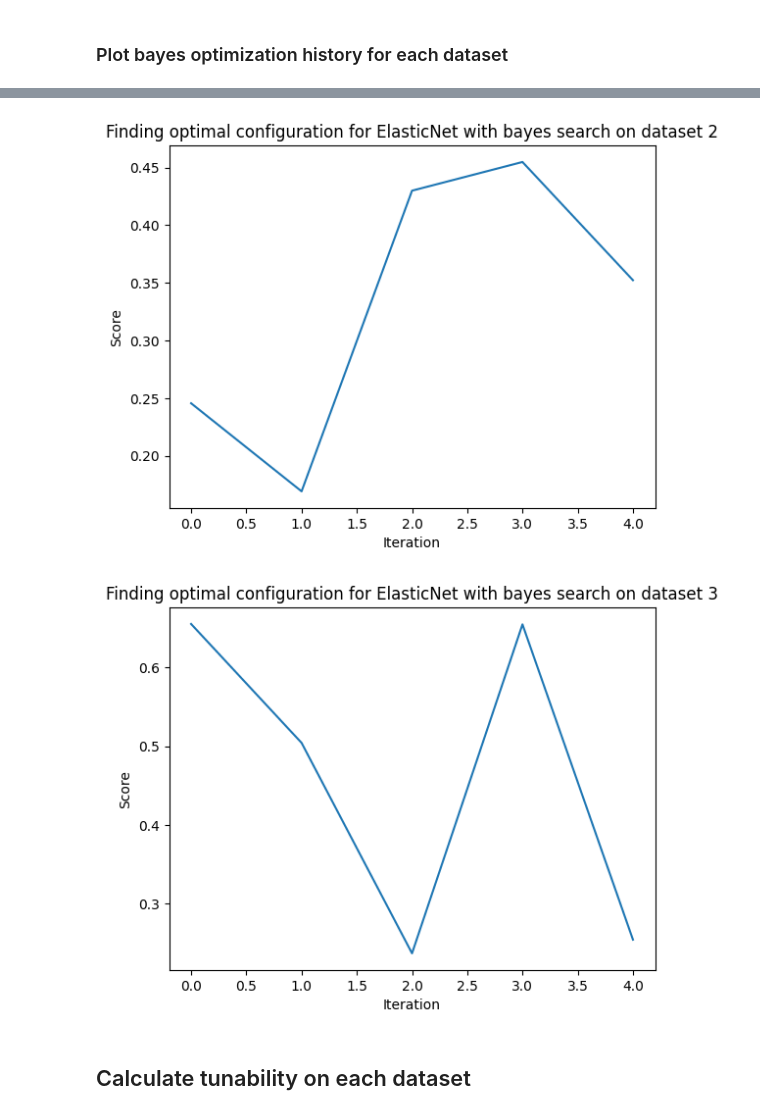
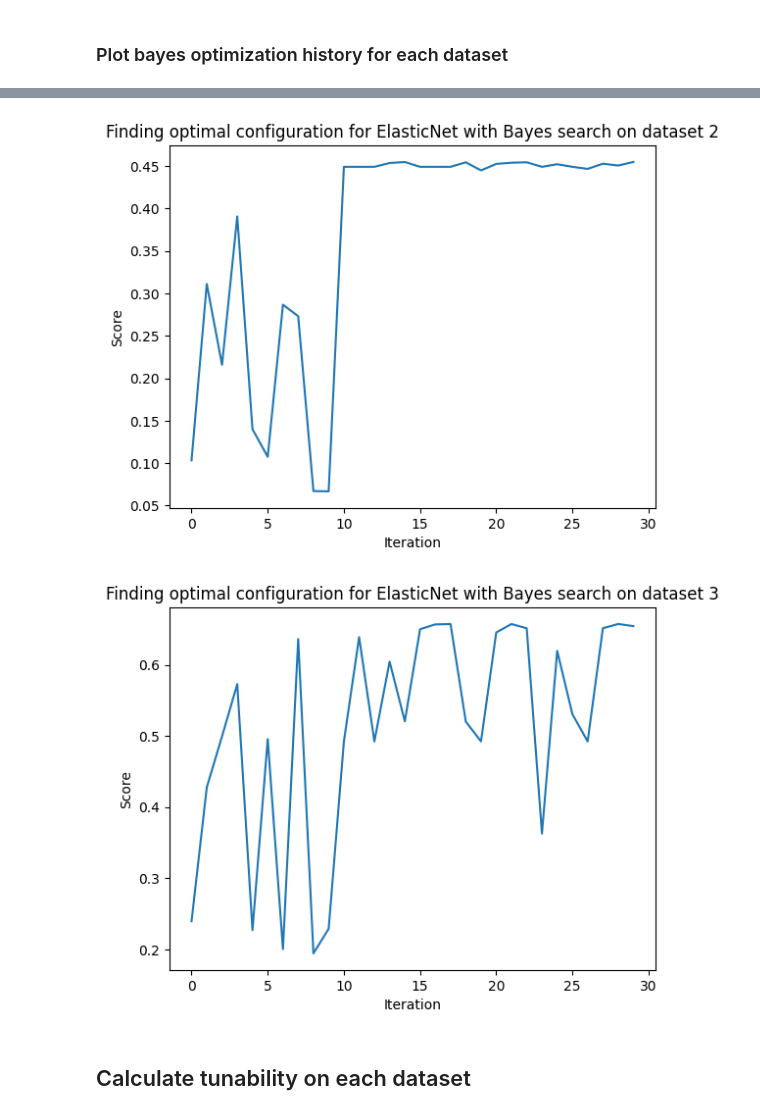
Before and after one commit to CJ4n/AutoML_HM1, a Jupyter notebook: solution.ipynb, the cells around one changed output, grey strips where cells are left out. Drawn from its saved outputs; the diff is of its cells as text; code cells hidden in the pictures.

```diff
--- a/solution.ipynb
+++ b/solution.ipynb
@@ -42,7 +42,7 @@ from utills.tunability import (
 # %% [markdown]
 # Constants
 # %%
-NUM_ITER_BAYES = 5
+NUM_ITER_BAYES = 30
 NUM_POINTS_RS_DECISION_TREE = 100
 NUM_POINTS_RS_ELASTIC_NET = 100
 NUM_POINTS_RS_RANDOM_FOREST = 100
@@ -255,5 +255,5 @@ for i, iteration_scores in enumerate(list_iteration_scores):
     plt.plot(iteration_scores)
     plt.xlabel("Iteration")
     plt.ylabel("Score")
-    plt.title(f"Random Search on dataset {i}")
+    plt.title(f"Decision Tree with Random Search on dataset {i}")
     plt.show()
@@ -527,6 +532,6 @@ for i, iteration_scores in enumerate(list_iteration_scores):
     plt.plot(iteration_scores)
     plt.xlabel("Iteration")
     plt.ylabel("Score")
-    plt.title(f"Random Search on dataset {i}")
+    plt.title(f"ElasticNet with Random Search on dataset {i}")
     plt.show()
 # %% [output]
@@ -629,7 +634,7 @@ for i in range(len(histories)):
     plt.xlabel("Iteration")
     plt.ylabel("Score")
     plt.title(
-        f"Finding optimal configuration for ElasticNet with bayes search on dataset {i}"
+        f"Finding optimal configuration for ElasticNet with Bayes search on dataset {i}"
     )
     plt.show()
 # %% [output]
@@ -638,5 +643,5 @@ for i in range(len(histories)):
-[figure, old version]
+[figure, new version]
-[figure, old version]
+[figure, new version]
 # %% [markdown]
 ## Calculate tunability on each dataset
 # %%
```
Also changed, not shown: parts of 45 cells of this notebook, 24 other files.
